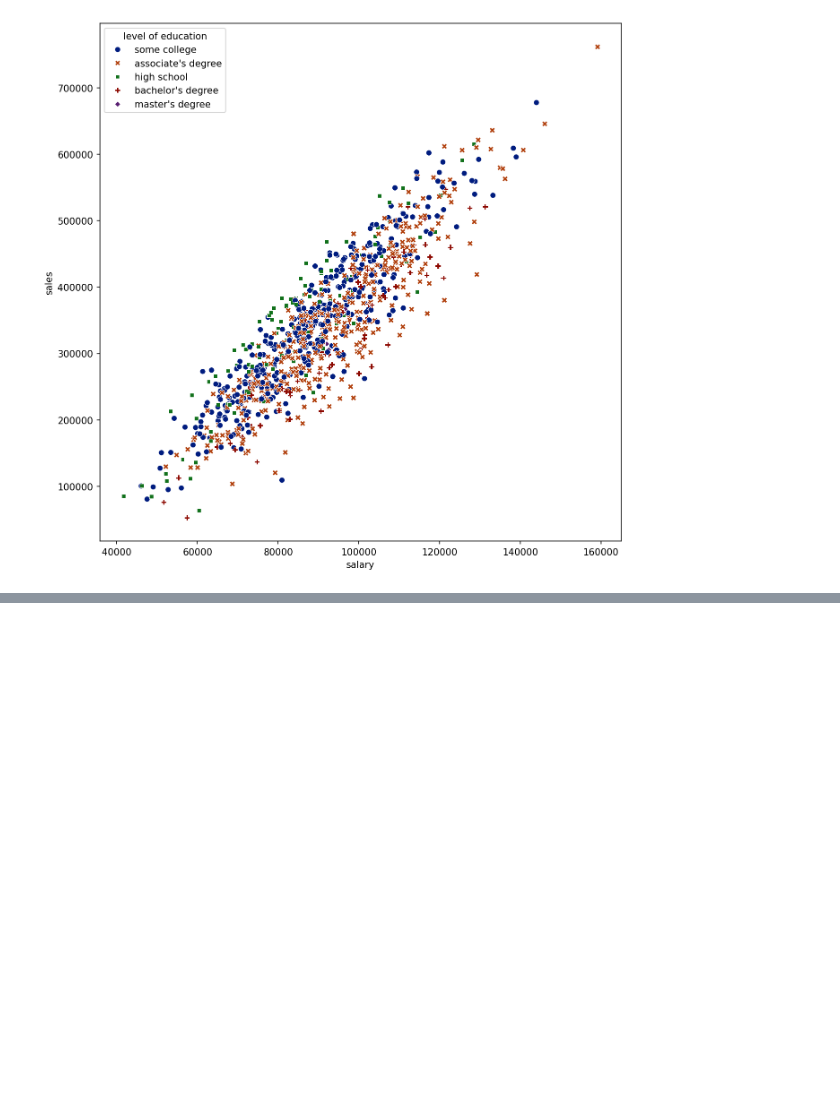
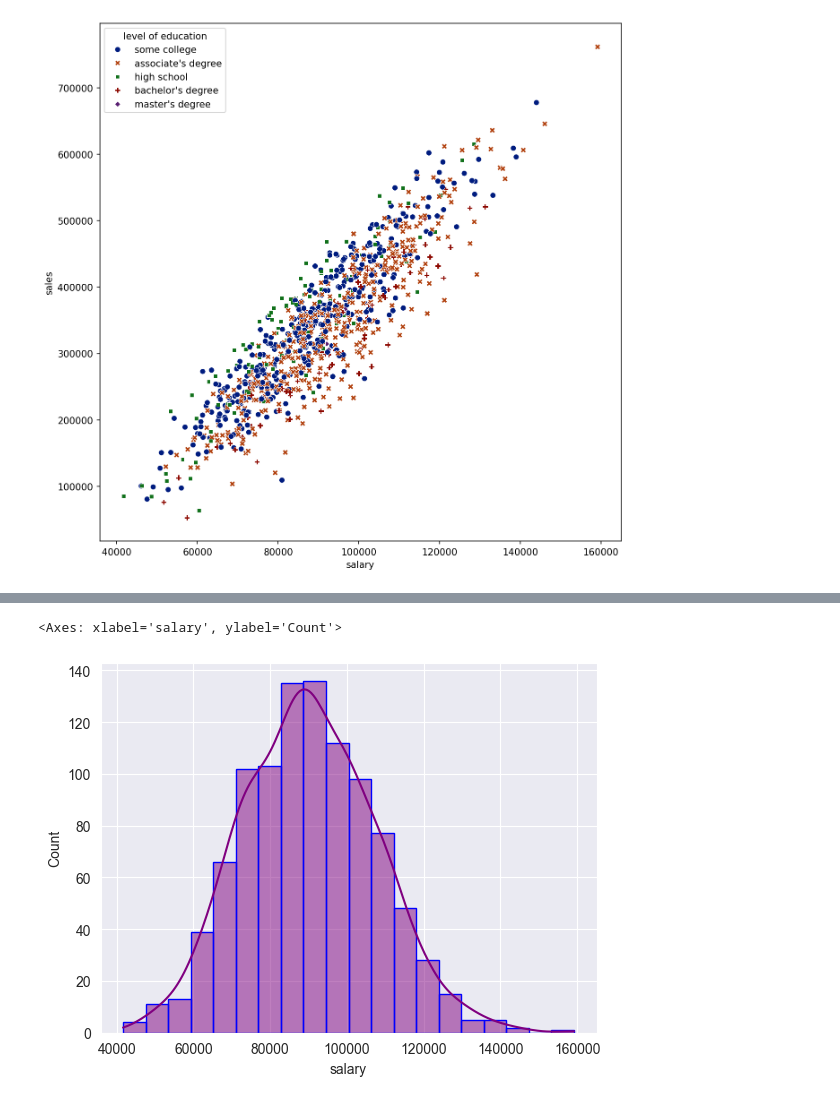
Before and after one commit to PiyushSol/JMIPRACTICALS, a Jupyter notebook: AIMLPrac/MatplotlibTutorial.ipynb, the cells around one changed output, grey strips where cells are left out. Cells and saved outputs as stored; diff of their text form; code cells hidden in the pictures; blank space fills up the shorter version.

```diff
--- a/AIMLPrac/MatplotlibTutorial.ipynb
+++ b/AIMLPrac/MatplotlibTutorial.ipynb
@@ -115,0 +146,5 @@ sns.scatterplot(data=df,x='salary',y='sales',hue='level of education',style='lev
+# %%
+sns.histplot(x='salary',data=df,bins=20,color='purple',edgecolor='blue',kde=True)
+# %% [output]
+<Axes: xlabel='salary', ylabel='Count'>
+[figure, added]
```
Also changed, not shown: parts of 9 cells of this notebook, 1 other file.
